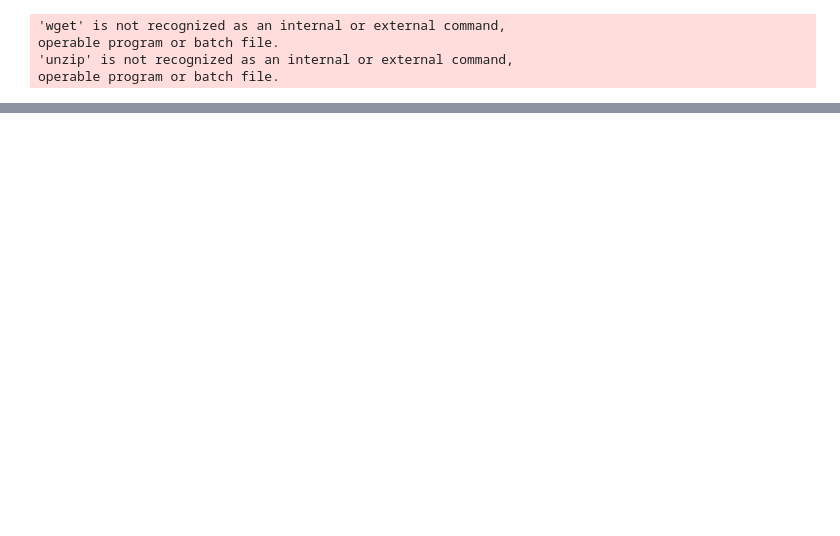
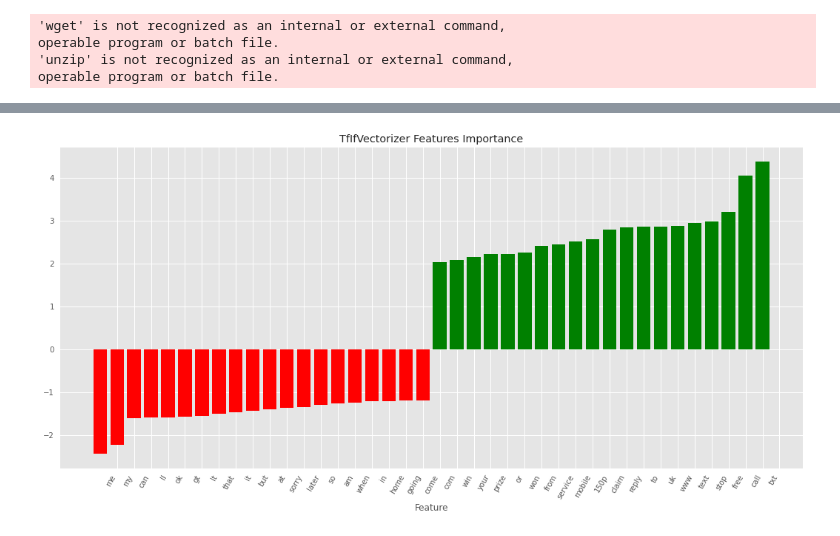
Before and after one commit to dragon-library/work_space, a Jupyter notebook: ML/Tutorials/Skikit-Learn/feature_extraction_from_text_data.ipynb, the cells around one changed output, grey strips where cells are left out. Drawn from its saved outputs; the diff is of its cells as text; code cells hidden in the pictures; blank space fills up the shorter version.

```diff
--- a/ML/Tutorials/Skikit-Learn/feature_extraction_from_text_data.ipynb
+++ b/ML/Tutorials/Skikit-Learn/feature_extraction_from_text_data.ipynb
@@ -504,0 +514,7 @@ UnicodeDecodeError: 'utf-8' codec can't decode bytes in position 135-136: invali
+# %%
+from sklearn.model_selection import train_test_split
+
+text_train, text_test, y_train, y_test = train_test_split(text, y,
+                                                          random_state=42,
+                                                          test_size=0.25,
+                                                          stratify=y)
@@ -504,0 +588,17 @@ UnicodeDecodeError: 'utf-8' codec can't decode bytes in position 135-136: invali
+# %%
+coef = clf_tfidf.coef_.ravel()
+positive_coeffs = np.argsort(coef)[-20:]
+negative_coeffs = np.argsort(coef)[:20]
+interesting_coeffs = np.hstack([negative_coeffs, positive_coeffs])
+# plot them
+with plt.style.context(('seaborn', 'ggplot')):
+    plt.figure(figsize=(18, 8))
+    colors = ["red" if c < 0 else "green" for c in coef[interesting_coeffs]]
+    plt.bar(np.arange(2 * 20), coef[interesting_coeffs], color=colors)
+    feature_names = np.array(tfidf_vectorizer.get_feature_names())
+    plt.xticks(np.arange(1, 2 * 20 + 1), feature_names[interesting_coeffs], rotation=60, ha="right")
+    plt.xlabel('Feature Importance')
+    plt.xlabel('Feature')
+    plt.title('TfIfVectorizer Features Importance')
+# %% [output]
+[figure, added]
```
Also changed, not shown: parts of 13 cells of this notebook, 2 other files.
